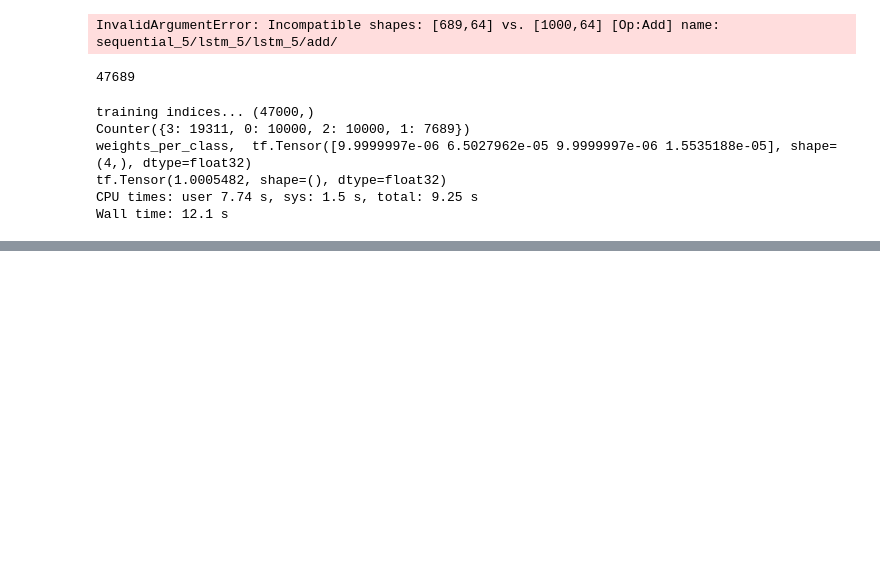
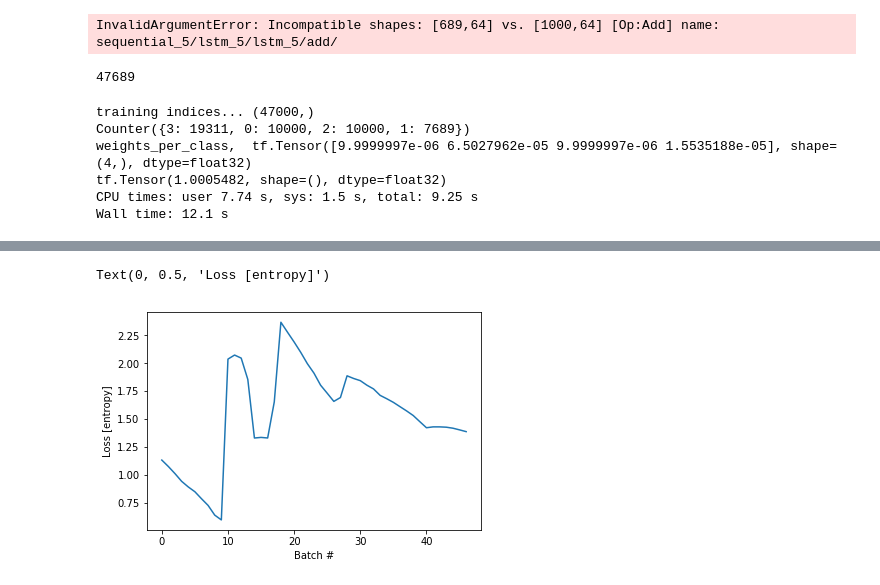
Before and after one commit to namoopsoo/aviation-pilot-physiology-hmm, a Jupyter notebook: notes/2019-07-06-today.ipynb, the cells around one changed output, grey strips where cells are left out. Drawn from its saved outputs; the diff is of its cells as text; code cells hidden in the pictures; blank space fills up the shorter version.

```diff
--- a/notes/2019-07-06-today.ipynb
+++ b/notes/2019-07-06-today.ipynb
@@ -185,0 +248,8 @@ Wall time: 12.1 s
+# %%
+# ...
+plt.plot(loss_history)
+plt.xlabel('Batch #')
+plt.ylabel('Loss [entropy]')
+# %% [output]
+Text(0, 0.5, 'Loss [entropy]')
+[figure, added]
```
Also changed, not shown: parts of 34 cells of this notebook.
